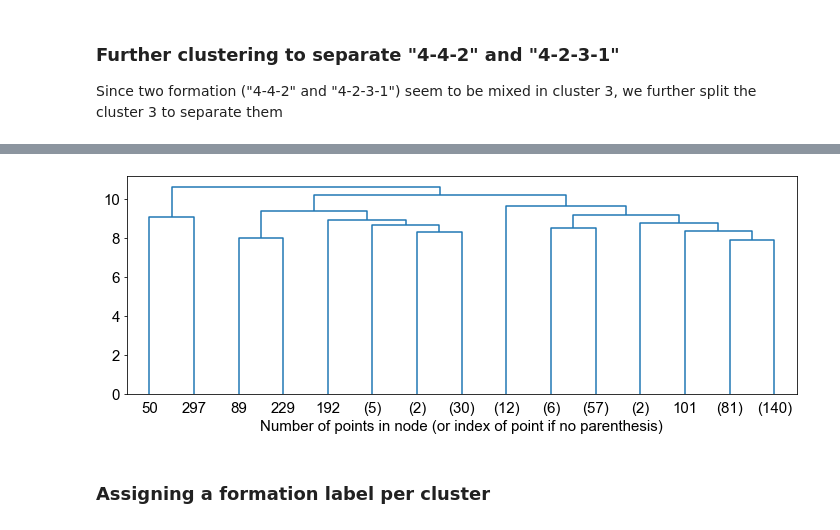
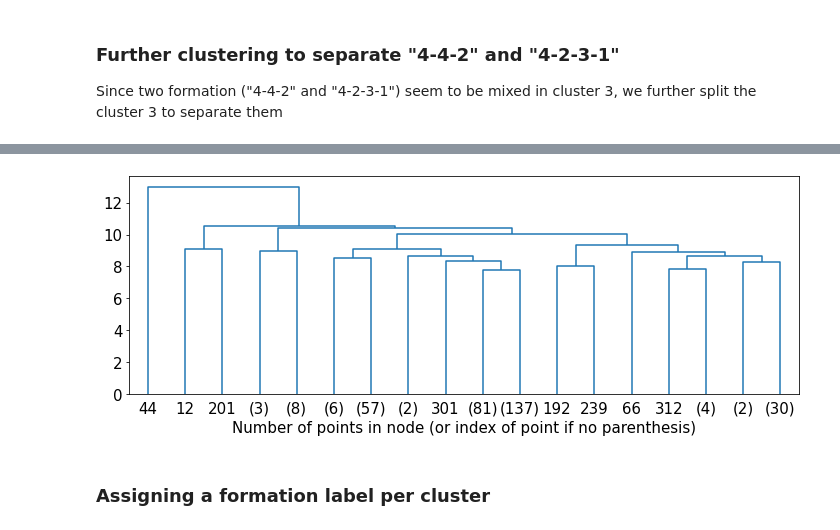
Before and after one commit to pientist/soccercpd, a Jupyter notebook: src/1_formation_clustering.ipynb, the cells around one changed output, grey strips where cells are left out. Cells and saved outputs as stored; diff of their text form; code cells hidden in the pictures.

```diff
--- a/src/1_formation_clustering.ipynb
+++ b/src/1_formation_clustering.ipynb
@@ -14,6 +14,7 @@ import pandas as pd
 from tqdm import tqdm
 import itertools
 from collections import Counter
+from joblib import Parallel, delayed
 from scipy.spatial import distance_matrix
 from scipy.optimize import linear_sum_assignment
 from sklearn.cluster import AgglomerativeClustering
@@ -23,5 +24,3 @@ import matplotlib.pyplot as plt
 pd.set_option('display.width', 250)
 pd.set_option('display.max_rows', 100)
 pd.set_option('display.max_columns', 20)
-plt.rcParams["font.family"] = 'Arial'
-plt.rcParams["font.size"] = 15
@@ -54,19 +63,0 @@ def delaunay_dist(form1, form2):
-# %%
-n = len(form_periods)
-dist_mat = np.zeros((n, n))
-
-for i, j in tqdm(itertools.product(range(n), range(n))):
-    if i >= j:
-        continue
-
-    form1 = form_periods.iloc[i]
-    form2 = form_periods.iloc[j]
-    assign_cost_mat = distance_matrix(form1['coords'], form2['coords'])
-    _, perm = linear_sum_assignment(assign_cost_mat)
-
-    edge_mat1 = form1['edge_mat']
-    edge_mat2 = form2['edge_mat'][perm][:, perm]
-    dist_mat[i, j] = np.abs(edge_mat1 - edge_mat2).sum()
-
-dist_mat = dist_mat + dist_mat.T
-dist_mat
@@ -80,0 +64,7 @@ array([[ 0.   ,  4.062, 13.554, ..., 17.358,  5.592,  5.8  ],
+# %%
+n = len(form_periods)
+dist_rows = Parallel(n_jobs=45)(delayed(compute_delaunay_dists)(i, n) for i in range(n))
+dist_mat = np.zeros((n, n))
+for i, dist_row in dist_rows:
+    dist_mat[i] = dist_row
+dist_mat
@@ -190,7 +157,7 @@ plt.show()
 ### Further clustering to separate "4-4-2" and "4-2-3-1"
 Since two formation ("4-4-2" and "4-2-3-1") seem to be mixed in cluster 3, we further split the cluster 3 to separate them
 # %%
-cluster_idxs = form_periods[form_periods['cluster'] == 3].index
+cluster_idxs = form_periods[form_periods['cluster'] == 1].index
 dist_mat_cluster = dist_mat[cluster_idxs][:, cluster_idxs]
 dist_mat_cluster.shape
 # %% [output]
@@ -229,14 +200,14 @@ for c in clusters:
 # %%
 plt.figure(figsize=(12, 4))
 submodel = AgglomerativeClustering(
     n_clusters=None, affinity='precomputed', linkage='average', distance_threshold=0
 )
-submodel.fit(dist_mat_c3)
-plot_dendrogram(submodel, truncate_mode='lastp', p=15)
+submodel.fit(dist_mat_cluster)
+plot_dendrogram(submodel, truncate_mode='lastp', p=18)
 plt.xlabel("Number of points in node (or index of point if no parenthesis)")
 plt.show()
 # %% [output]
-[figure, old version]
+[figure, new version]
 # %% [markdown]
 ### Assigning a formation label per cluster
 # %%
```
Also changed, not shown: parts of 20 cells of this notebook, 35 other files.
